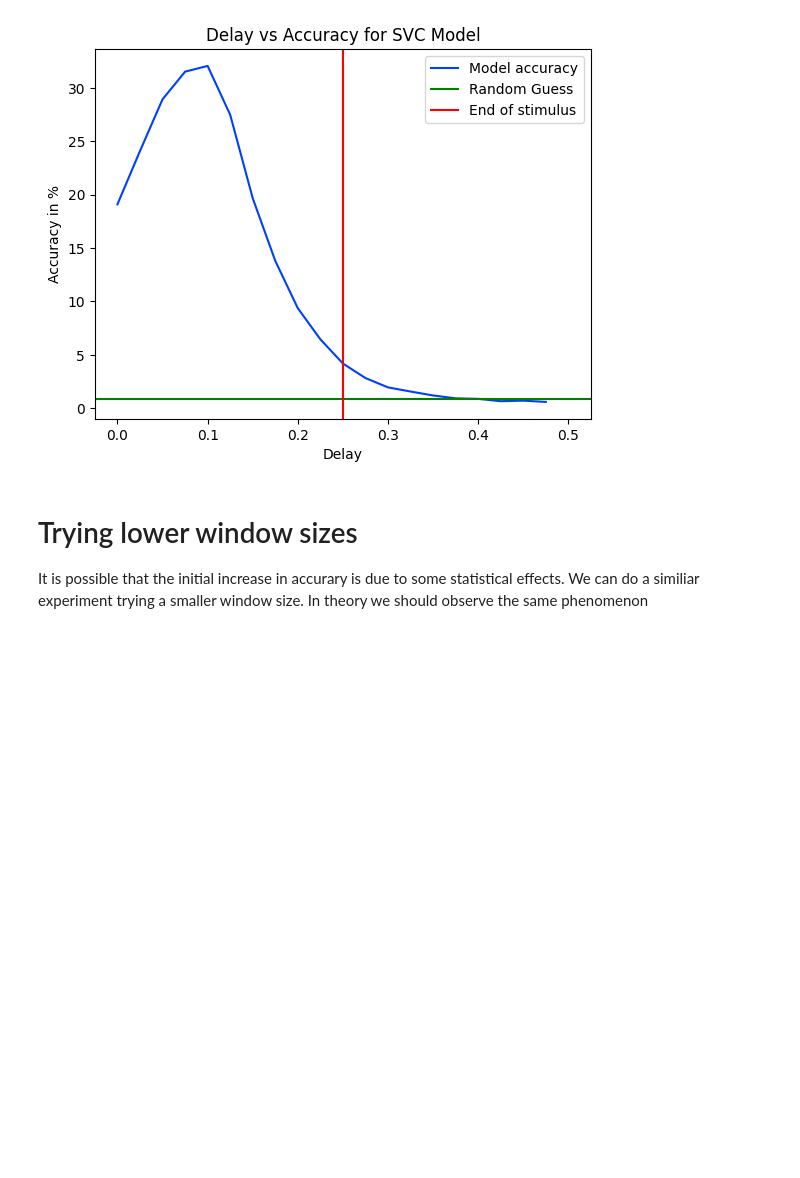
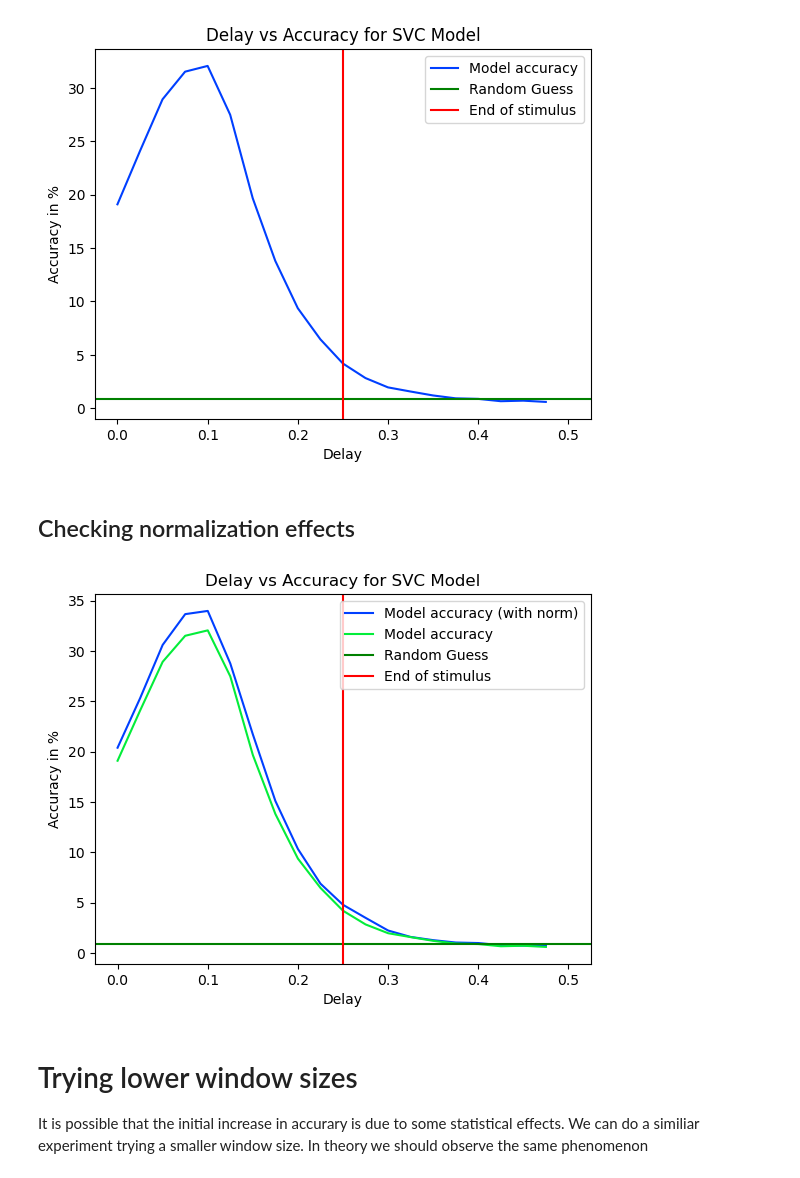
Before and after one commit to daniyarzt/neuromodelling, a Jupyter notebook: notebooks/classification_with_time_delay.ipynb, the cells around one changed output. Drawn from its saved outputs; the diff is of its cells as text; code cells hidden in the pictures; blank space fills up the shorter version.

Commit message:
Added normalization for experiment_with_delay

```diff
--- a/notebooks/classification_with_time_delay.ipynb
+++ b/notebooks/classification_with_time_delay.ipynb
@@ -225,7 +223,7 @@ from sklearn.metrics import confusion_matrix
 # %% [markdown]
 Experiment with delay
 # %%
-def experiment_with_delay(delay : float, stimuli : pd.DataFrame, regionstr : str = "VISam", window_size : float = None, withlogs = True, partial : float = None):
+def experiment_with_delay(delay : float, stimuli : pd.DataFrame, regionstr : str = "VISam", window_size : float = None, withlogs = True, partial : float = None, norm = None):
     spike_vectors = get_spike_vectors(oursession, delay, stimuli, regionstr, window_size, partial = partial)
     stimuli_ids = spike_vectors.index
 
@@ -247,20 +245,24 @@ def experiment_with_delay(delay : float, stimuli : pd.DataFrame, regionstr : str
     #KFold.split automatically splits our big table into n_splits parts. Training then is done with n_splits-1
     #parts and the remaining one is used for test. The procedure then is cross-validated.
     for train_indices, test_indices in KFold(n_splits=5).split(spikes_presentation):
+        X_train, y_train, X_test, y_test = spikes_presentation[train_indices], targets[train_indices], spikes_presentation[test_indices], targets[test_indices]
+        if not norm is None:
+            norm.fit(X_train)
+            X_train = norm.transform(X_train)
+            X_test = norm.transform(X_test)
 
         #Generate the Support Vector Machine and fit it using the training dataset
         clf = svm.SVC(gamma="scale", kernel="rbf")
-        clf.fit(spikes_presentation[train_indices], targets[train_indices])
+        clf.fit(X_train, y_train)
 
         #Get the test set and try to predict over it
-        test_targets = targets[test_indices]
-        test_predictions = clf.predict(spikes_presentation[test_indices])
+        test_predictions = clf.predict(X_test)
 
         #Compute the accuracy on this test set and save all of them
-        accuracy = 1 - (np.count_nonzero(test_predictions - test_targets) / test_predictions.size)
+        accuracy = 1 - (np.count_nonzero(test_predictions - y_test) / test_predictions.size)
 
         accuracies.append(accuracy)
-        confusions.append(confusion_matrix(y_true=test_targets, y_pred=test_predictions, labels=labels))
+        confusions.append(confusion_matrix(y_true=y_test, y_pred=test_predictions, labels=labels))
 
     # #Get the mean!
     if withlogs:
@@ -379,6 +392,27 @@ plt.legend()
 plt.show()
 # %% [output]
 [figure]
+# %% [markdown]
+## Checking normalization effects
+# %%
+delays = np.arange(0.0, 0.50, 0.025)
+accuracies_with_norm = []
+accuracies_without_norm = []
+for delay in tqdm(delays, "Running experiment with delays"):
+    accuracies_with_norm.append(experiment_with_delay(delay, natural_scenes, partial=None, norm=Normalizer(), withlogs=False))
+    accuracies_without_norm.append(experiment_with_delay(delay, natural_scenes, partial=None, norm=None, withlogs=False))
+# %%
+plt.xlabel('Delay')
+plt.ylabel('Accuracy in %')
+plt.title('Delay vs Accuracy for SVC Model')
+plt.plot(delays, accuracies_with_norm, label = 'Model accuracy (with norm)')
+plt.plot(delays, accuracies_without_norm, label = 'Model accuracy')
+plt.axline((0.25, 0.84), (0.5, 0.84), color = 'green', label = 'Random Guess')
+plt.axvline(0.25, 0, 30, color = 'red', label = 'End of stimulus')
+plt.legend()
+plt.show()
+# %% [output]
+[figure, added]
 # %% [markdown]
 # Trying lower window sizes
 
```
Also changed, not shown: parts of 6 cells of this notebook.
